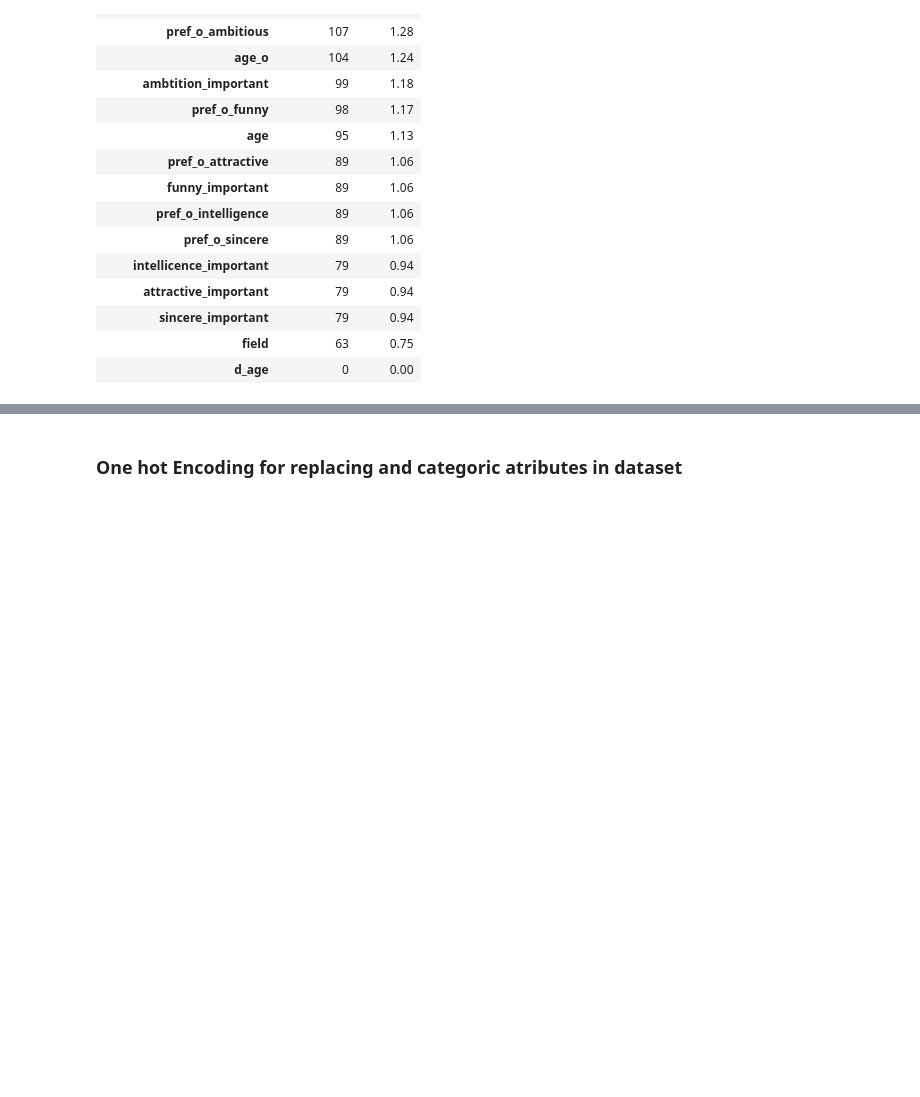
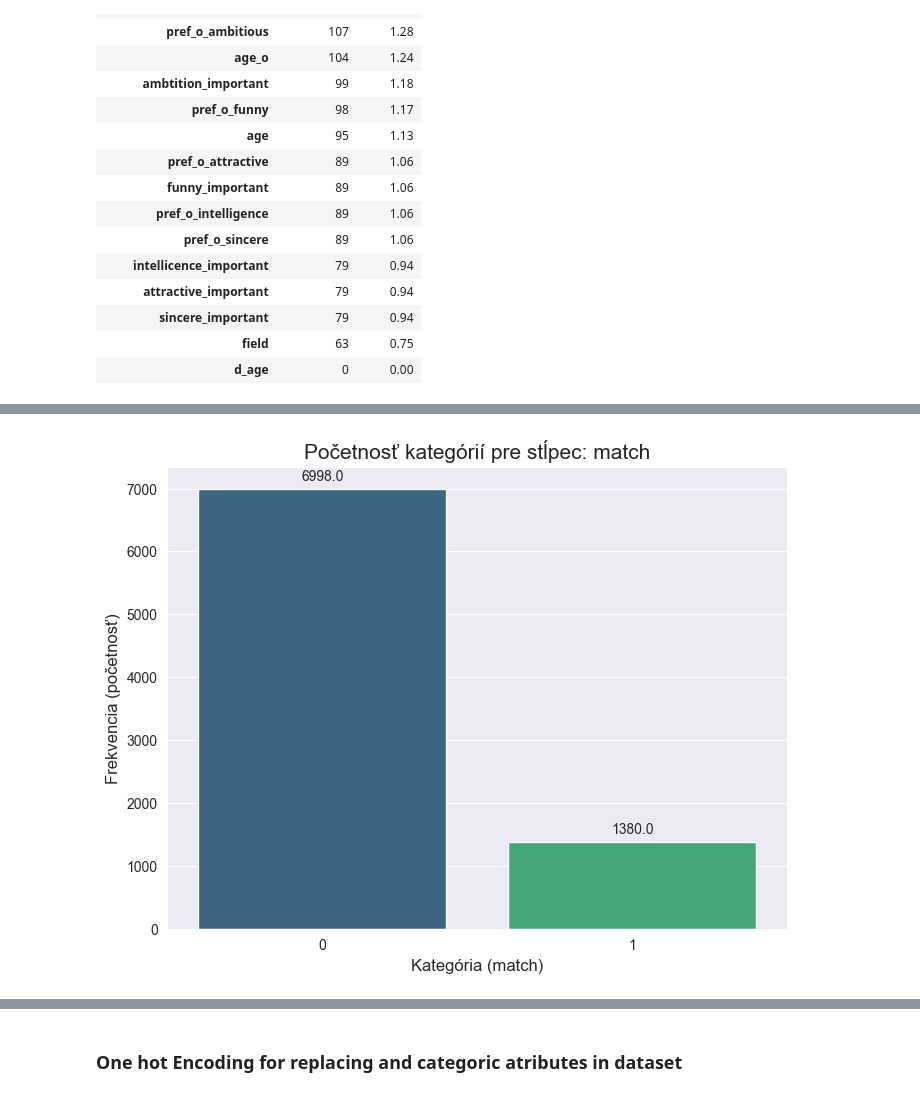
Before and after one commit to Daweed12/ZNEUS_ZS_Vach_Kmet_Duchon, a Jupyter notebook: Project1.ipynb, the cells around one changed output, grey strips where cells are left out. Saved outputs shown, nothing was run; the diff lists cells and outputs as text; code cells hidden in the pictures; blank space fills up the shorter version.

```diff
--- a/Project1.ipynb
+++ b/Project1.ipynb
@@ -386,0 +390,22 @@ field
+# %%
+plt.figure(figsize=(8, 6))
+
+# Funkcia sns.countplot automaticky vypočíta počet výskytov každej kategórie
+ax = sns.countplot(x="match", data=df, hue="match", legend=False, palette="viridis")
+
+# Nastavenie popiskov a názvu
+plt.title(f'Početnosť kategórií pre stĺpec: {"match"}', fontsize=15)
+plt.xlabel(f'Kategória ({"match"})', fontsize=12)
+plt.ylabel('Frekvencia (početnosť)', fontsize=12)
+
+# Vloženie presných čísel (početnosti) nad každý stĺpec
+for p in ax.patches:
+    ax.annotate(f'{p.get_height()}',
+                (p.get_x() + p.get_width() / 2., p.get_height()),
+                ha='center', va='center',
+                xytext=(0, 9),
+                textcoords='offset points')
+
+plt.show()
+# %% [output]
+[figure, added]
```
Also changed, not shown: parts of 15 cells of this notebook.
